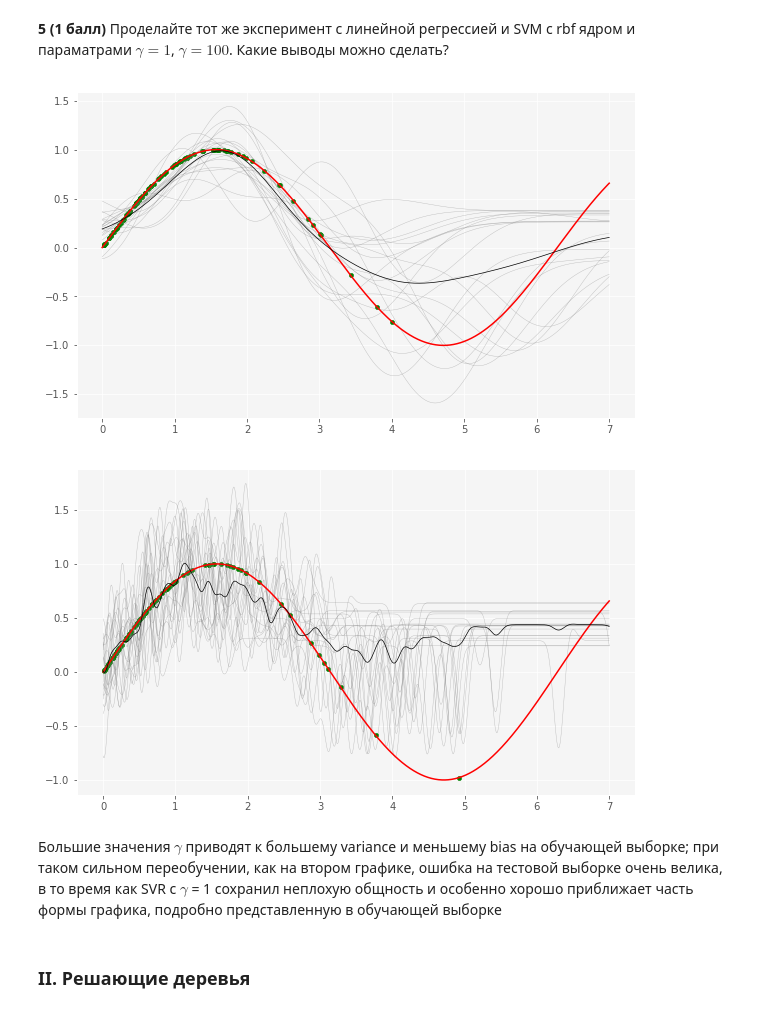
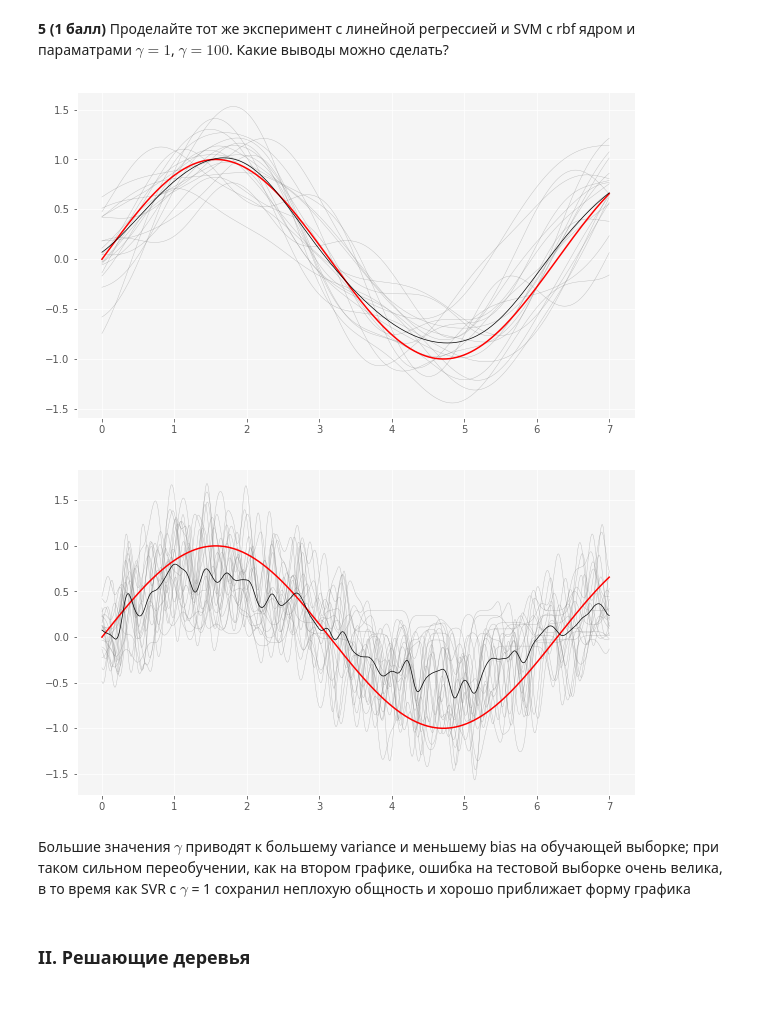
Before and after one commit to nichitagherman/ML_Eco_2017, a Jupyter notebook: hw_04/hw04-GolovinaMS.ipynb, the cells around one changed output. Cells and saved outputs as stored; diff of their text form; code cells hidden in the pictures.

```diff
--- a/hw_04/hw04-GolovinaMS.ipynb
+++ b/hw_04/hw04-GolovinaMS.ipynb
@@ -79,7 +79,7 @@ plt.plot(linspace, f(linspace), c = 'r');
 # %%
 dtrees = []
 for iter_ in range(samples_num):
-    x = np.random.exponential(size = sample_size).reshape(-1, 1)
+    x = np.random.exponential(4, size = sample_size).reshape(-1, 1)
     y = f(x)+np.random.uniform(size = sample_size, low = -1, high = 1).reshape(-1,1)
     dt = DecisionTreeRegressor().fit(x, y).predict(linspace.reshape(-1,1))
     dtrees.append(dt)
@@ -94,7 +94,7 @@ plt.plot(linspace, np.mean(dtrees, 0), color = 'black', linewidth =  .7);
 # %%
 dtrees = []
 for iter_ in range(samples_num):
-    x = np.random.exponential(size = sample_size).reshape(-1, 1)
+    x = np.random.exponential(4, size = sample_size).reshape(-1, 1)
     y = f(x)+np.random.uniform(size = sample_size, low = -1, high = 1).reshape(-1,1)
     dt = DecisionTreeRegressor(max_depth = 2).fit(x, y).predict(linspace.reshape(-1,1))
     dtrees.append(dt)
@@ -106,7 +106,7 @@ plt.plot(linspace, np.mean(dtrees, 0), color = 'black', linewidth =  .7);
 # %%
 dtrees = []
 for iter_ in range(samples_num):
-    x = np.random.exponential(size = sample_size).reshape(-1, 1)
+    x = np.random.exponential(4, size = sample_size).reshape(-1, 1)
     y = f(x)+np.random.uniform(size = sample_size, low = -1, high = 1).reshape(-1,1)
     dt = DecisionTreeRegressor(max_depth = 4).fit(x, y).predict(linspace.reshape(-1,1))
     dtrees.append(dt)
@@ -129,31 +129,31 @@ from sklearn.svm import SVR
 
 svrs = []
 for iter_ in range(samples_num):
-    x = np.random.exponential(size = sample_size).reshape(-1, 1)
+    x = np.random.exponential(scale=8, size = sample_size).reshape(-1, 1)
     y = f(x)+np.random.uniform(size = sample_size, low = -1, high = 1).reshape(-1,1)
     svr = SVR(kernel='rbf', gamma = 1).fit(x, y.ravel()).predict(linspace.reshape(-1,1))
     svrs.append(svr)
     plt.plot(linspace, svr, c = 'gray', alpha = .5, linewidth =  .4)
 plt.plot(linspace, f(linspace), c = 'r')
-plt.plot(linspace, np.mean(svrs, 0), color = 'black', linewidth =  .7)
-plt.scatter(x, f(x), s = 18, color = 'g');
+plt.plot(linspace, np.mean(svrs, 0), color = 'black', linewidth =  .7);
+#plt.scatter(x, f(x), s = 18, color = 'g');
 # %% [output]
-[figure, old version]
+[figure, new version]
 # %%
 svrs = []
 for iter_ in range(samples_num):
-    x = np.random.exponential(size = sample_size).reshape(-1, 1)
+    x = np.random.exponential(8, size = sample_size).reshape(-1, 1)
     y = f(x)+np.random.uniform(size = sample_size, low = -1, high = 1).reshape(-1,1)
     svr = SVR(kernel='rbf', gamma = 100).fit(x, y.ravel()).predict(linspace.reshape(-1,1))
     svrs.append(svr)
     plt.plot(linspace, svr, c = 'gray', alpha = .5, linewidth =  .4)
 plt.plot(linspace, f(linspace), c = 'r')
-plt.plot(linspace, np.mean(svrs, 0), color = 'black', linewidth =  .7)
-plt.scatter(x, f(x), s = 18, color = 'g');
+plt.plot(linspace, np.mean(svrs, 0), color = 'black', linewidth =  .7);
+#plt.scatter(x, f(x), s = 18, color = 'g');
 # %% [output]
-[figure, old version]
+[figure, new version]
 # %% [markdown]
-Большие значения $\gamma$ приводят к большему variance и меньшему bias на обучающей выборке; при таком сильном переобучении, как на втором графике, ошибка на тестовой выборке очень велика, в то время как SVR с $\gamma$ = 1 сохранил неплохую общность и особенно хорошо приближает часть формы графика, подробно представленную в обучающей выборке
+Большие значения $\gamma$ приводят к большему variance и меньшему bias на обучающей выборке; при таком сильном переобучении, как на втором графике, ошибка на тестовой выборке очень велика, в то время как SVR с $\gamma$ = 1 сохранил неплохую общность и хорошо приближает форму графика
 # %% [markdown]
 ### II. Решающие деревья
 # %% [markdown]
```
Also changed, not shown: parts of 11 cells of this notebook.
